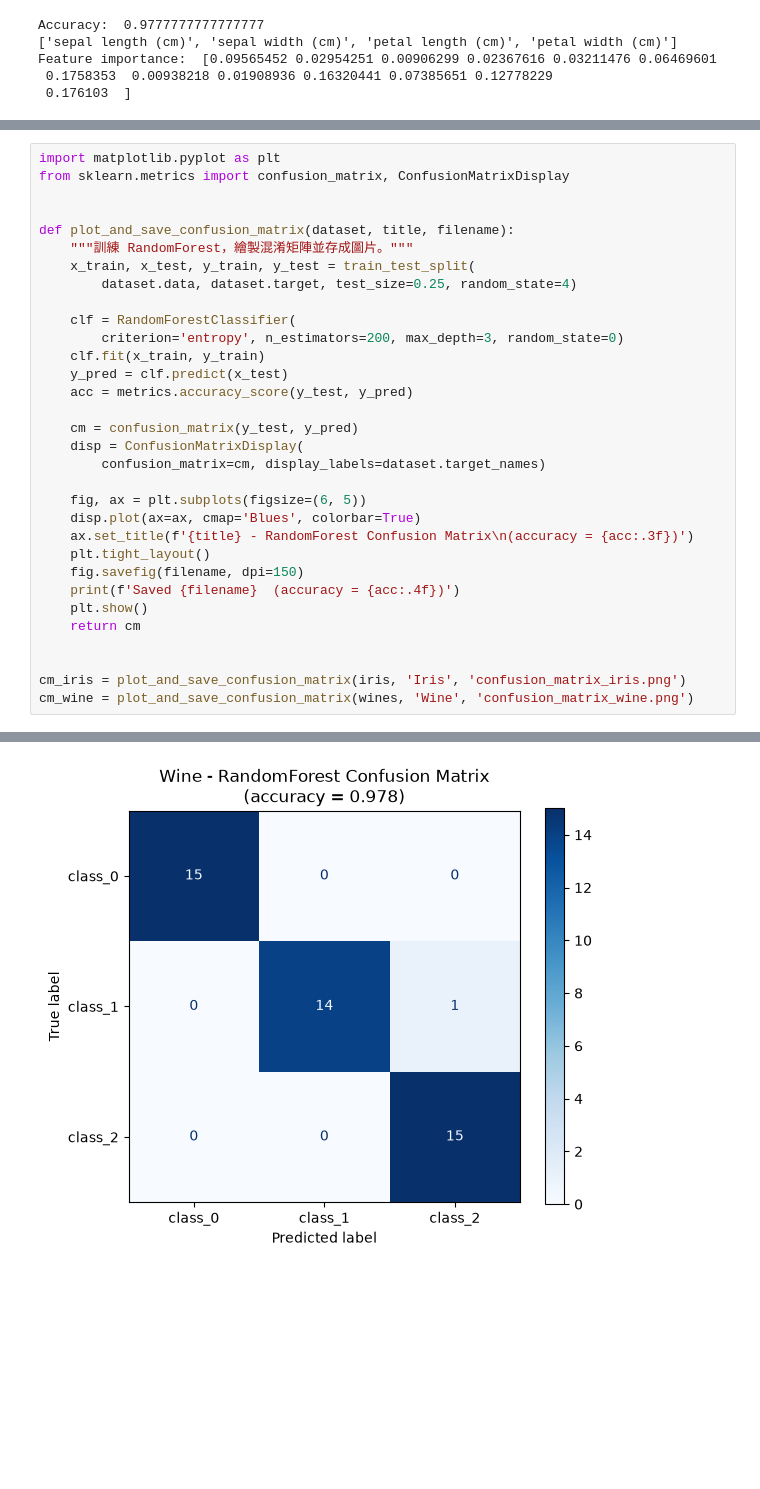
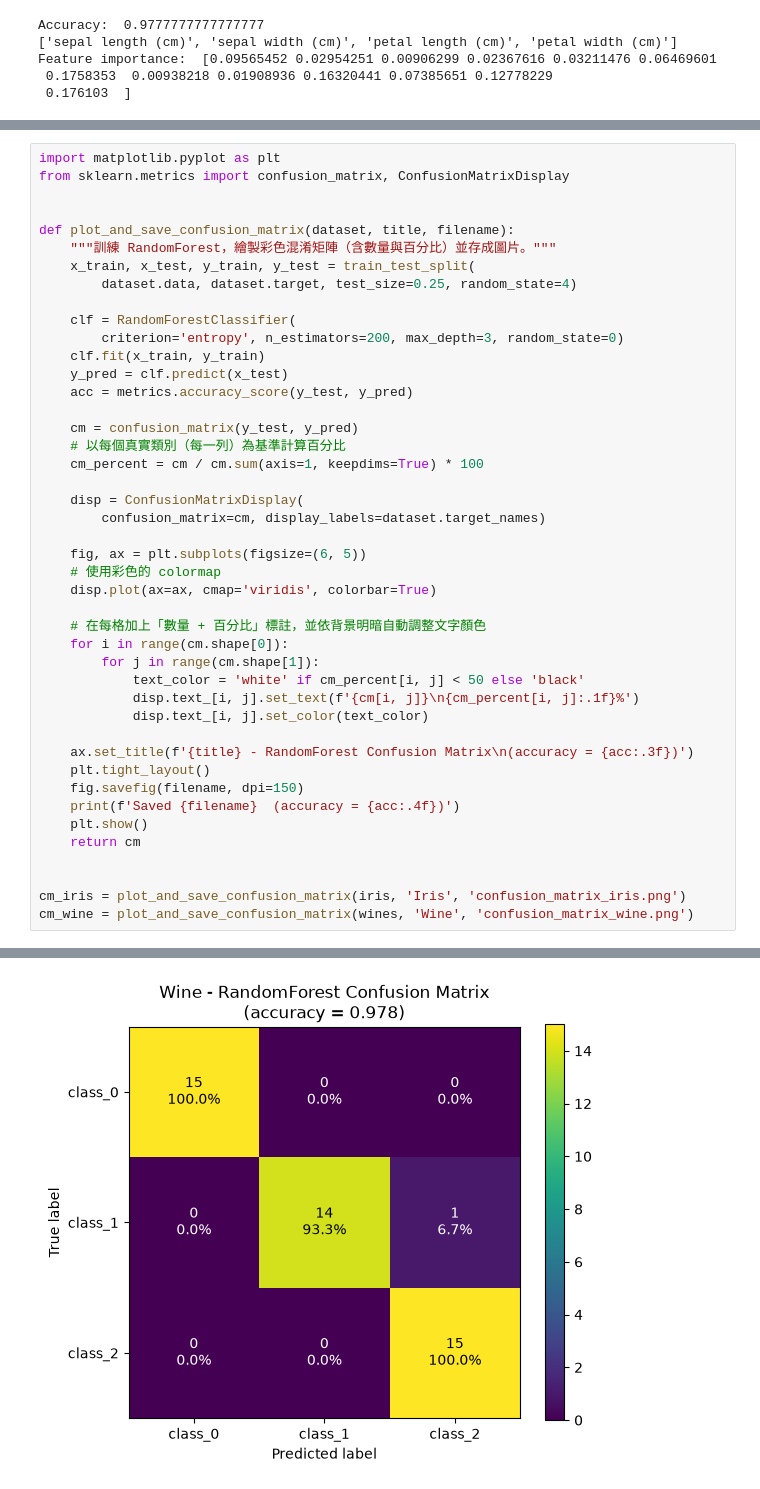
Before and after one commit to bo73/3rd-ML100Days, a Jupyter notebook: Day_044_HW.ipynb, the cells around one changed output, grey strips where cells are left out. Drawn from its saved outputs; the diff is of its cells as text; blank space fills up the shorter version.

```diff
--- a/Day_044_HW.ipynb
+++ b/Day_044_HW.ipynb
@@ -69,7 +69,7 @@ from sklearn.metrics import confusion_matrix, ConfusionMatrixDisplay
 
 
 def plot_and_save_confusion_matrix(dataset, title, filename):
-    """訓練 RandomForest，繪製混淆矩陣並存成圖片。"""
+    """訓練 RandomForest，繪製彩色混淆矩陣（含數量與百分比）並存成圖片。"""
     x_train, x_test, y_train, y_test = train_test_split(
         dataset.data, dataset.target, test_size=0.25, random_state=4)
 
@@ -80,11 +80,23 @@ def plot_and_save_confusion_matrix(dataset, title, filename):
     acc = metrics.accuracy_score(y_test, y_pred)
 
     cm = confusion_matrix(y_test, y_pred)
+    # 以每個真實類別（每一列）為基準計算百分比
+    cm_percent = cm / cm.sum(axis=1, keepdims=True) * 100
+
     disp = ConfusionMatrixDisplay(
         confusion_matrix=cm, display_labels=dataset.target_names)
 
     fig, ax = plt.subplots(figsize=(6, 5))
-    disp.plot(ax=ax, cmap='Blues', colorbar=True)
+    # 使用彩色的 colormap
+    disp.plot(ax=ax, cmap='viridis', colorbar=True)
+
+    # 在每格加上「數量 + 百分比」標註，並依背景明暗自動調整文字顏色
+    for i in range(cm.shape[0]):
+        for j in range(cm.shape[1]):
+            text_color = 'white' if cm_percent[i, j] < 50 else 'black'
+            disp.text_[i, j].set_text(f'{cm[i, j]}\n{cm_percent[i, j]:.1f}%')
+            disp.text_[i, j].set_color(text_color)
+
     ax.set_title(f'{title} - RandomForest Confusion Matrix\n(accuracy = {acc:.3f})')
     plt.tight_layout()
     fig.savefig(filename, dpi=150)
@@ -101,2 +113,2 @@ Saved confusion_matrix_iris.png  (accuracy = 0.9737)
 Saved confusion_matrix_wine.png  (accuracy = 0.9778)
-[figure, old version]
+[figure, new version]
```
Also changed, not shown: parts of 2 cells of this notebook, 2 other files.
